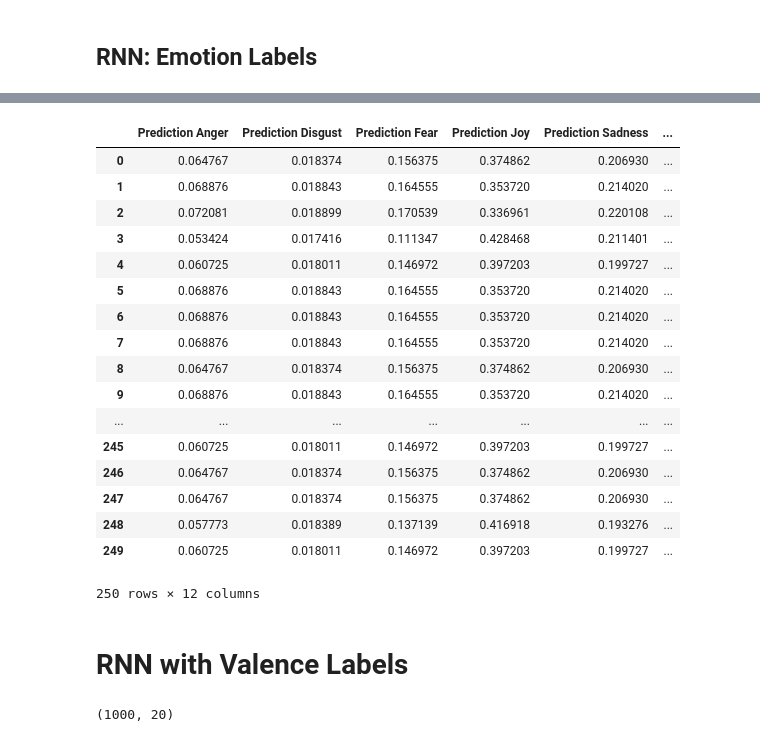
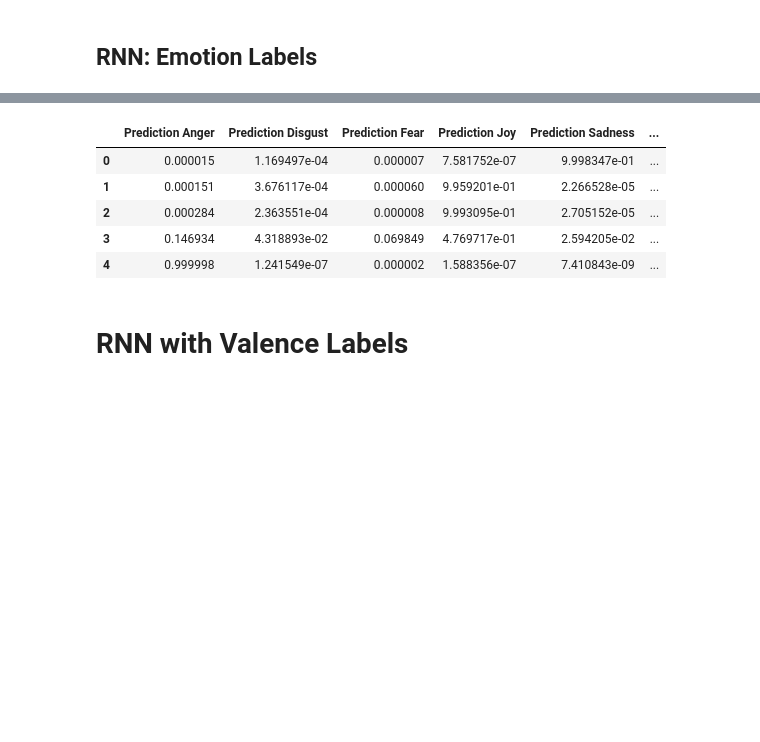
Before and after one commit to kemepley/Detecting_Emotions, a Jupyter notebook: RNN_workbook.ipynb, the cells around one changed output, grey strips where cells are left out. Cells and saved outputs as stored; diff of their text form; code cells hidden in the pictures; blank space fills up the shorter version.

```diff
--- a/RNN_workbook.ipynb
+++ b/RNN_workbook.ipynb
@@ -73,19 +93,3 @@ embedding_matrix = np.zeros((num_words, 300))
 for ind, word in enumerate(tokenizer.word_index.keys()):
     if word in glove_embeddings.keys():
         embedding_matrix[ind + 1, :] = glove_embeddings[word]
-# %%
-X = corpus_df['text']
-y = emotion_df['label']
-
-
-
-tokenizer = text.Tokenizer(num_words=20000)
-tokenizer.fit_on_texts(list(X))
-sequences = tokenizer.texts_to_sequences(X)
-padded_X = sequence.pad_sequences(sequences, maxlen=20)
-
-# tokenizer.word_index
-# tokenizer.index_word
-# len(word_idx) + 1
-# tokenizer.word_counts
-sequences
@@ -132,23 +116,24 @@ array([  0,   0,   0,   0,   0,   0,   0,   0,   0,   0,   0,   0,   0,
 # %%
 model = Sequential()
 
-model.add(Embedding(num_words, 300, weights=[embedding_matrix], input_length=20, trainable=False))
-model.add(LSTM(50, activation='relu'))
+model.add(Embedding(num_words, 300, weights=[embedding_matrix], input_length=15, trainable=False))
+model.add(LSTM(64, activation='relu', return_sequences=True))
+model.add(BatchNormalization())
 model.add(Dropout(0.5))
-# model.add(LSTM(50, activation='relu'))
-# model.add(Dropout(0.5))
-# model.add(Flatten())
+model.add(LSTM(32, activation='relu'))
+model.add(BatchNormalization())
+model.add(Dropout(0.5))
 model.add(Dense(6, activation='softmax'))
 
 model.compile(loss='mean_squared_error',
               optimizer=rmsprop(lr=.001, decay=.00001),
               metrics=['accuracy'])
 
-print(model.summary())
 
-# history = model.fit(X_train,
-#                     y_train,
-#                     epochs=100,
-#                     batch_size=50,
-#                     validation_data=(X_test, y_test))
+
+history = model.fit(X_train,
+                    y_train,
+                    epochs=100,
+                    batch_size=50,
+                    validation_data=(X_test, y_test))
 # %% [output]
@@ -182,46 +174,25 @@ plt.plot(model.history.history['val_loss'])
 # %%
 preds = model.predict_on_batch(X_test)
 
-pd.DataFrame({"Prediction Anger":preds[:,0], "Prediction Disgust":preds[:,1], "Prediction Fear":preds[:,2], "Prediction Joy":preds[:,3], "Prediction Sadness":preds[:,4], "Prediction Surprise":preds[:,5], "Anger":y_test[:,0], "Disgust":y_test[:,1], "Fear": y_test[:,2], "Joy": y_test[:,3], "Sadness": y_test[:,4], "Surprise": y_test[:,5]})
+emotion_preds = pd.DataFrame({"Prediction Anger":preds[:,0], "Prediction Disgust":preds[:,1], "Prediction Fear":preds[:,2], "Prediction Joy":preds[:,3], "Prediction Sadness":preds[:,4], "Prediction Surprise":preds[:,5], "Anger":y_test[:,0], "Disgust":y_test[:,1], "Fear": y_test[:,2], "Joy": y_test[:,3], "Sadness": y_test[:,4], "Surprise": y_test[:,5]})
+emotion_preds.head()
 # %% [output]
 |  | Prediction Anger | Prediction Disgust | Prediction Fear | Prediction Joy | Prediction Sadness | ... |
-| 0 | 0.064767 | 0.018374 | 0.156375 | 0.374862 | 0.206930 | ... |
-| 1 | 0.068876 | 0.018843 | 0.164555 | 0.353720 | 0.214020 | ... |
-| 2 | 0.072081 | 0.018899 | 0.170539 | 0.336961 | 0.220108 | ... |
-| 3 | 0.053424 | 0.017416 | 0.111347 | 0.428468 | 0.211401 | ... |
-| 4 | 0.060725 | 0.018011 | 0.146972 | 0.397203 | 0.199727 | ... |
-| 5 | 0.068876 | 0.018843 | 0.164555 | 0.353720 | 0.214020 | ... |
-| 6 | 0.068876 | 0.018843 | 0.164555 | 0.353720 | 0.214020 | ... |
-| 7 | 0.068876 | 0.018843 | 0.164555 | 0.353720 | 0.214020 | ... |
-| 8 | 0.064767 | 0.018374 | 0.156375 | 0.374862 | 0.206930 | ... |
-| 9 | 0.068876 | 0.018843 | 0.164555 | 0.353720 | 0.214020 | ... |
-| ... | ... | ... | ... | ... | ... | ... |
-| 245 | 0.060725 | 0.018011 | 0.146972 | 0.397203 | 0.199727 | ... |
-| 246 | 0.064767 | 0.018374 | 0.156375 | 0.374862 | 0.206930 | ... |
-| 247 | 0.064767 | 0.018374 | 0.156375 | 0.374862 | 0.206930 | ... |
-| 248 | 0.057773 | 0.018389 | 0.137139 | 0.416918 | 0.193276 | ... |
-| 249 | 0.060725 | 0.018011 | 0.146972 | 0.397203 | 0.199727 | ... |
+| 0 | 0.000015 | 1.169497e-04 | 0.000007 | 7.581752e-07 | 9.998347e-01 | ... |
+| 1 | 0.000151 | 3.676117e-04 | 0.000060 | 9.959201e-01 | 2.266528e-05 | ... |
+| 2 | 0.000284 | 2.363551e-04 | 0.000008 | 9.993095e-01 | 2.705152e-05 | ... |
+| 3 | 0.146934 | 4.318893e-02 | 0.069849 | 4.769717e-01 | 2.594205e-02 | ... |
+| 4 | 0.999998 | 1.241549e-07 | 0.000002 | 1.588356e-07 | 7.410843e-09 | ... |
-250 rows × 12 columns
 # %% [markdown]
 # RNN with Valence Labels
 # %%
 X = corpus_df['text']
 y = valence_df['label']
 
-
-
 tokenizer = text.Tokenizer(num_words=20000)
 tokenizer.fit_on_texts(list(X))
 sequences = tokenizer.texts_to_sequences(X)
-padded_X = sequence.pad_sequences(sequences, maxlen=20)
-
-# tokenizer.word_index
-# tokenizer.index_word
-# len(word_idx) + 1
-# tokenizer.word_counts
-padded_X.shape
+padded_X = sequence.pad_sequences(sequences, maxlen=15)
-# %% [output]
-(1000, 20)
 # %%
 random.seed(2)
 train_list = np.random.choice(range(0,1000), size=750, replace=False)
```
Also changed, not shown: parts of 17 cells of this notebook, 1 other file.
